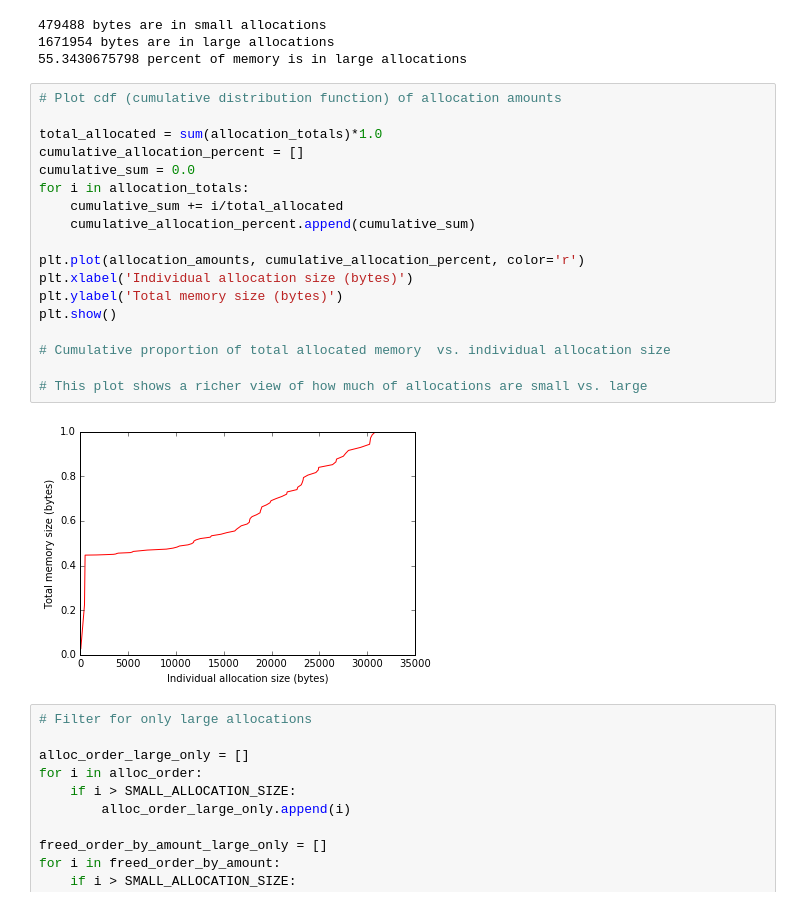
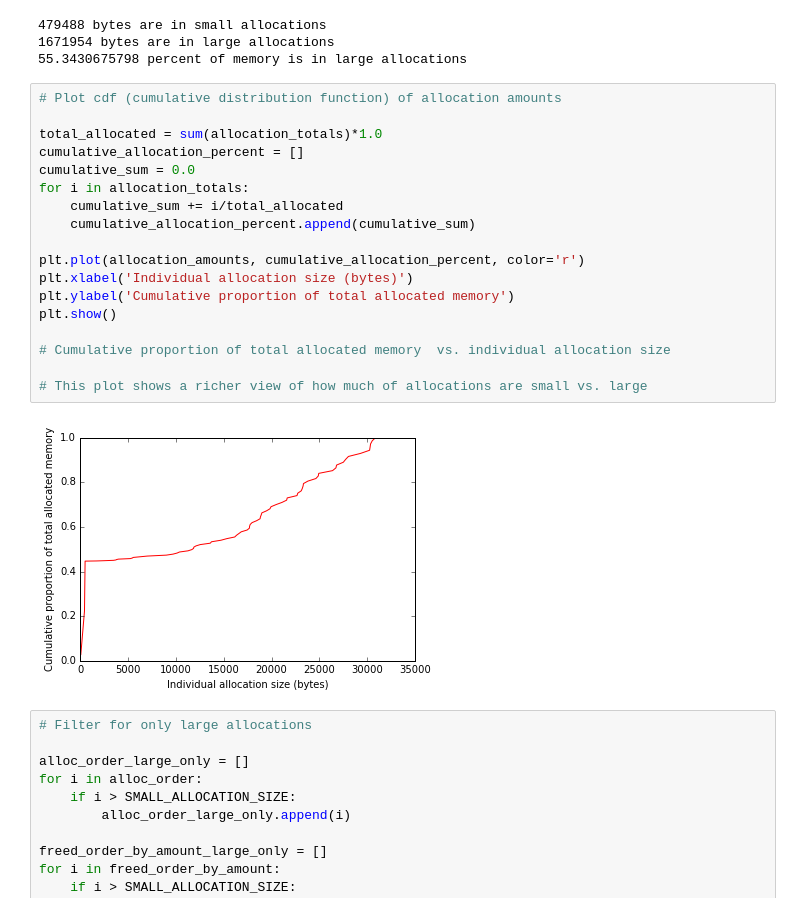
Before and after one commit to peteflorence/6-172-trace-visualizations, a Jupyter notebook: trace_visualizations.ipynb, the cells around one changed output. Saved outputs shown, nothing was run; the diff lists cells and outputs as text.

```diff
--- a/trace_visualizations.ipynb
+++ b/trace_visualizations.ipynb
@@ -200,23 +200,23 @@ print ratio*100.0, "percent of memory is in large allocations"
 # %%
 # Plot cdf (cumulative distribution function) of allocation amounts
 
 total_allocated = sum(allocation_totals)*1.0
 cumulative_allocation_percent = []
 cumulative_sum = 0.0
 for i in allocation_totals:
     cumulative_sum += i/total_allocated
     cumulative_allocation_percent.append(cumulative_sum)
 
 plt.plot(allocation_amounts, cumulative_allocation_percent, color='r')
 plt.xlabel('Individual allocation size (bytes)')
-plt.ylabel('Total memory size (bytes)')
+plt.ylabel('Cumulative proportion of total allocated memory')
 plt.show()
 
 # Cumulative proportion of total allocated memory  vs. individual allocation size
 
 # This plot shows a richer view of how much of allocations are small vs. large
 # %% [output]
-[figure, old version]
+[figure, new version]
 # %%
 # Filter for only large allocations
 
```
